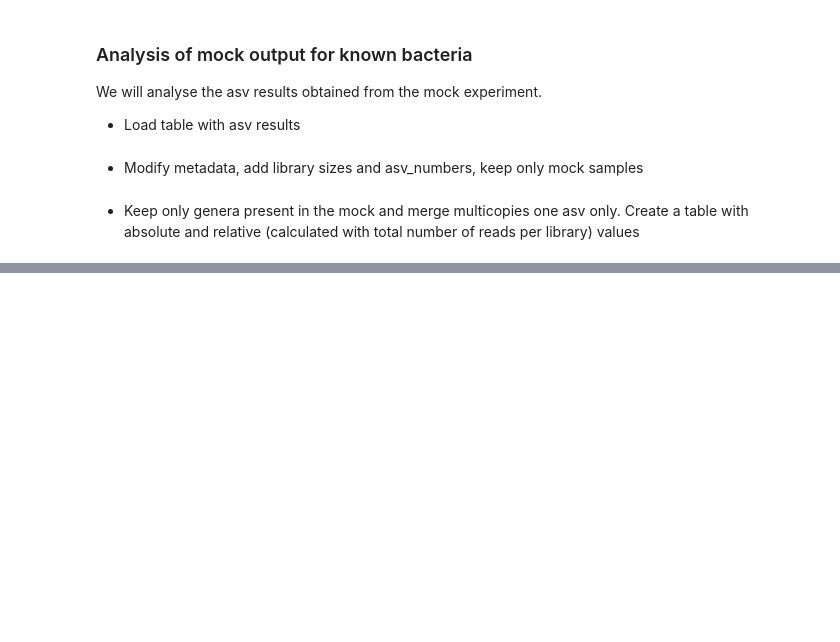
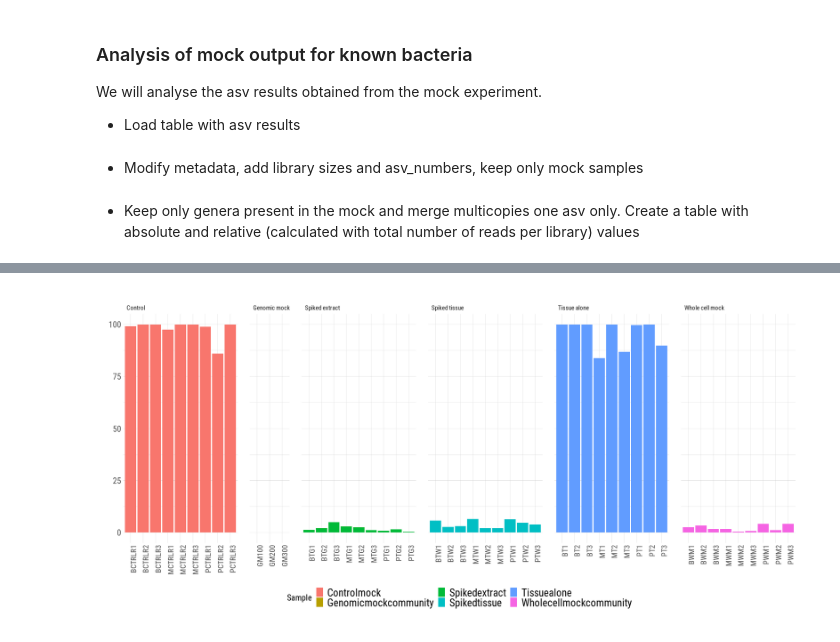
Before and after one commit to lvelosuarez/nat_com_answer_letter, a Jupyter notebook: Analysis_code.ipynb, the cells around one changed output, grey strips where cells are left out. Drawn from its saved outputs; the diff is of its cells as text; code cells hidden in the pictures; blank space fills up the shorter version.

```diff
--- a/Analysis_code.ipynb
+++ b/Analysis_code.ipynb
@@ -230,0 +200,14 @@ mock.head()
+# %%
+%%R -i S  -w 1700 -h 800
+apply(mock_relative,2, function (x) (1 - sum(x))*100) %>% enframe(name="LibraryName", value="contamination") %>% left_join(S,by="LibraryName") %>%
+ggplot(aes(x=LibraryName,y=contamination, fill=Sample)) + geom_bar(stat="identity") +
+facet_grid(~Sample, scales="free_x",space="free",labeller=names_labeller) + theme_ipsum_rc(base_size=20) +
+        theme(strip.text.x = element_text(size = 15),
+        axis.title.x = element_blank(),
+        axis.title.y = element_blank(),
+        #panel.grid.major = element_blank(),
+        axis.text.x = element_text(angle = 90, hjust = 1,size=18),
+        legend.position="bottom",
+        legend.text=element_text(size=25))
+# %% [output]
+[figure, added]
```
Also changed, not shown: parts of 6 cells of this notebook, 1 other file.
